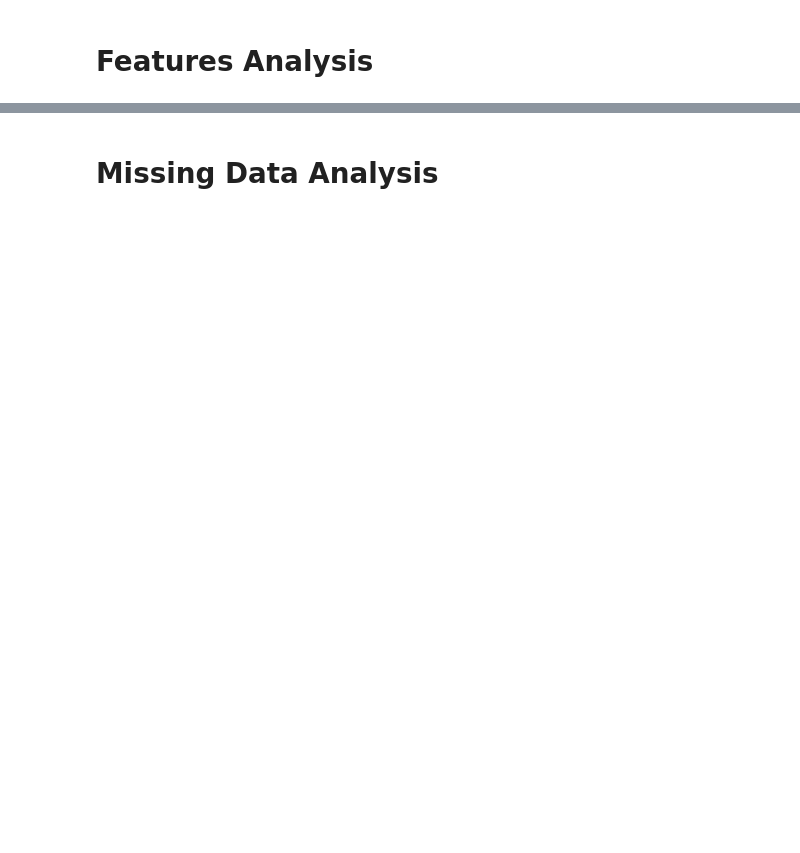
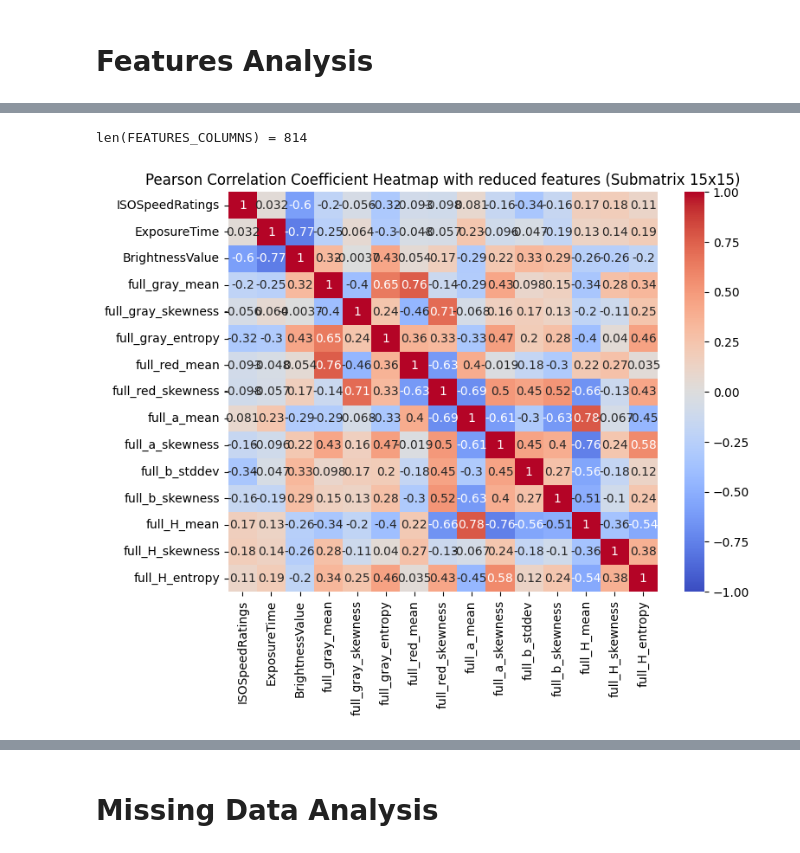
Before and after one commit to Frollamma/progetto-piccialli, a Jupyter notebook: main.ipynb, the cells around one changed output, grey strips where cells are left out. Cells and saved outputs as stored; diff of their text form; code cells hidden in the pictures; blank space fills up the shorter version.

```diff
--- a/main.ipynb
+++ b/main.ipynb
@@ -231,0 +464,14 @@ One-hot encoded DataFrame columns: Index(['value_target', 'class_target', 'ISOSp
+# %%
+# Plot the heatmap of the remaining features
+FEATURES_COLUMNS = [col for col in df_onehot_dropped.columns if col not in LABEL_COLUMNS]
+print(f"{len(FEATURES_COLUMNS) = }")
+SUBMATRIX_SIZE = 15
+correlation_matrix_dropped = correlation_matrix[FEATURES_COLUMNS].loc[FEATURES_COLUMNS]
+
+plt.figure(figsize=(8, 6))
+sns.heatmap(correlation_matrix_dropped.iloc[:SUBMATRIX_SIZE, :SUBMATRIX_SIZE], annot=True, cmap='coolwarm', vmin=-1, vmax=1)
+plt.title(f'Pearson Correlation Coefficient Heatmap with reduced features (Submatrix {SUBMATRIX_SIZE}x{SUBMATRIX_SIZE})')
+plt.show()
+# %% [output]
+len(FEATURES_COLUMNS) = 814
+[figure, added]
```
Also changed, not shown: parts of 42 cells of this notebook, 4 other files.
